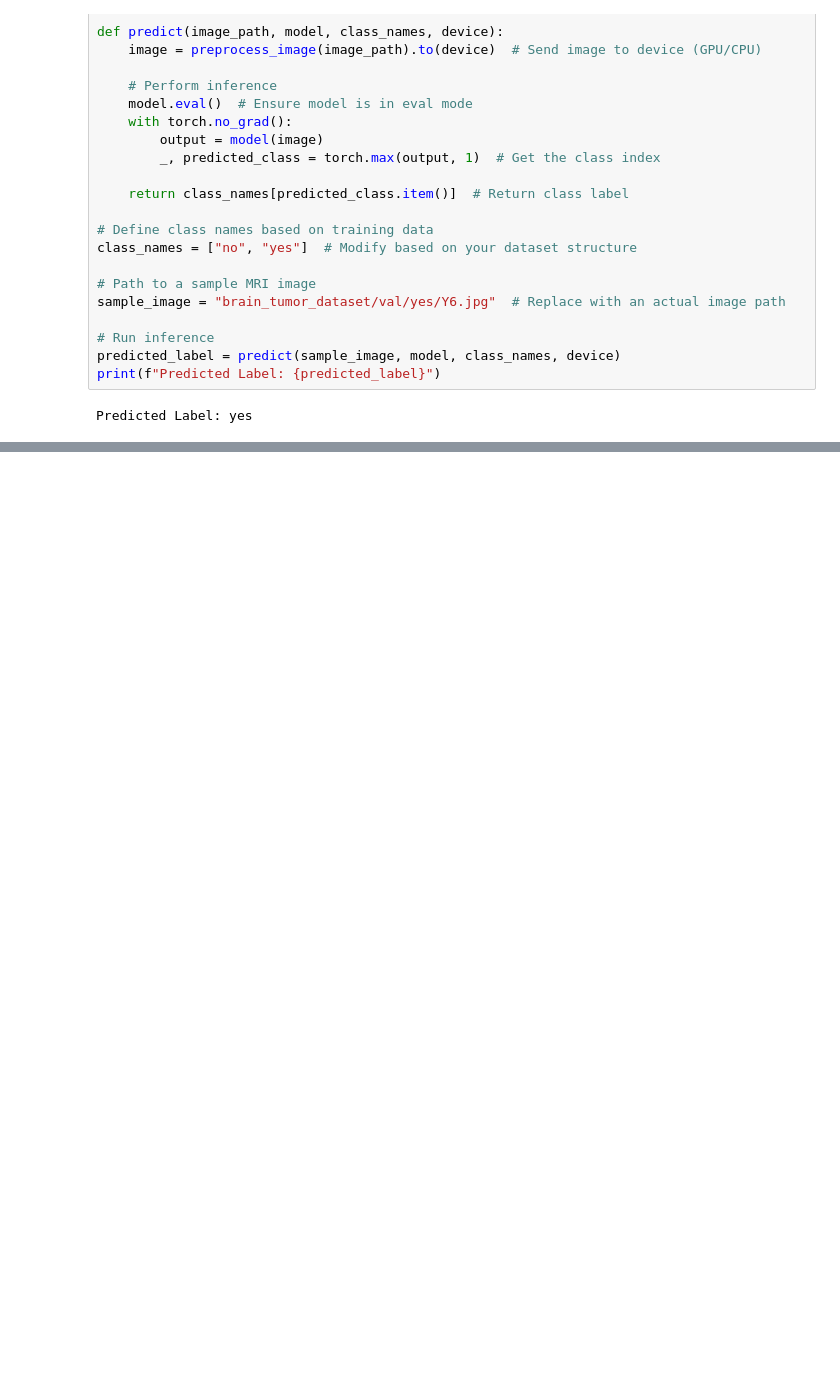
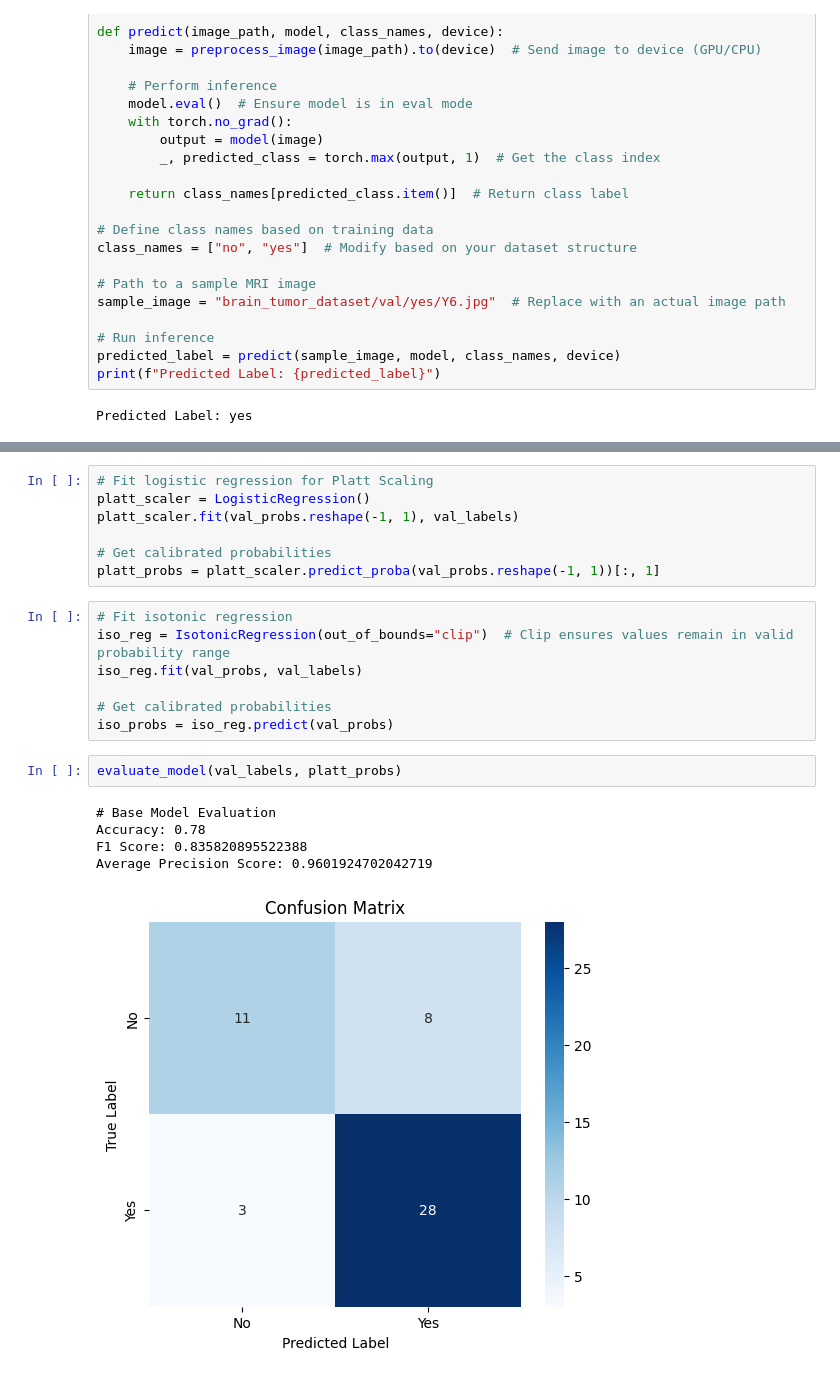
Before and after one commit to cmyguel/tru_image_cancer_prediction, a Jupyter notebook: brain_tumor/classification.ipynb, the cells around one changed output, grey strips where cells are left out. Saved outputs shown, nothing was run; the diff lists cells and outputs as text; blank space fills up the shorter version.

Commit message:
calibration and evaluation

```diff
--- a/brain_tumor/classification.ipynb
+++ b/brain_tumor/classification.ipynb
@@ -350,0 +372,22 @@ Brier Loss: 0.09688436710031581
+# %%
+# Fit logistic regression for Platt Scaling
+platt_scaler = LogisticRegression()
+platt_scaler.fit(val_probs.reshape(-1, 1), val_labels)
+
+# Get calibrated probabilities
+platt_probs = platt_scaler.predict_proba(val_probs.reshape(-1, 1))[:, 1]
+# %%
+# Fit isotonic regression
+iso_reg = IsotonicRegression(out_of_bounds="clip")  # Clip ensures values remain in valid probability range
+iso_reg.fit(val_probs, val_labels)
+
+# Get calibrated probabilities
+iso_probs = iso_reg.predict(val_probs)
+# %%
+evaluate_model(val_labels, platt_probs)
+# %% [output]
+# Base Model Evaluation
+Accuracy: 0.78
+F1 Score: 0.835820895522388
+Average Precision Score: 0.9601924702042719
+[figure, added]
```
Also changed, not shown: parts of 9 cells of this notebook.
